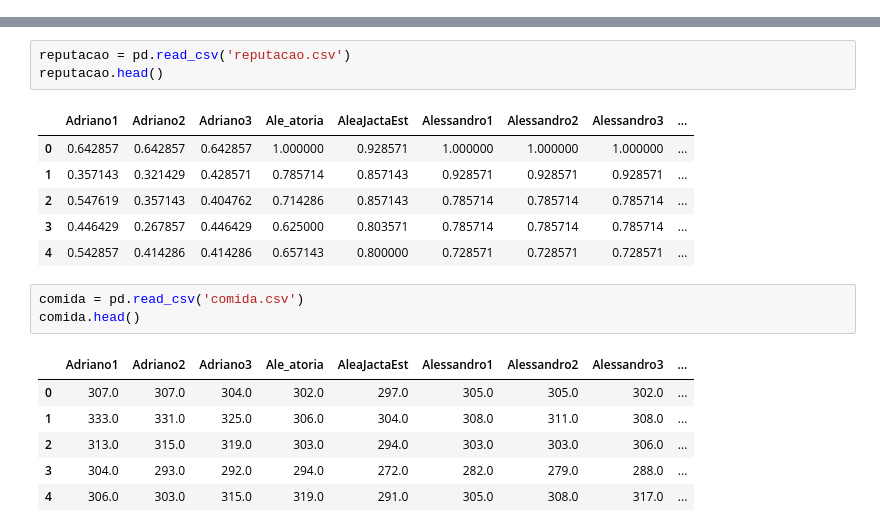
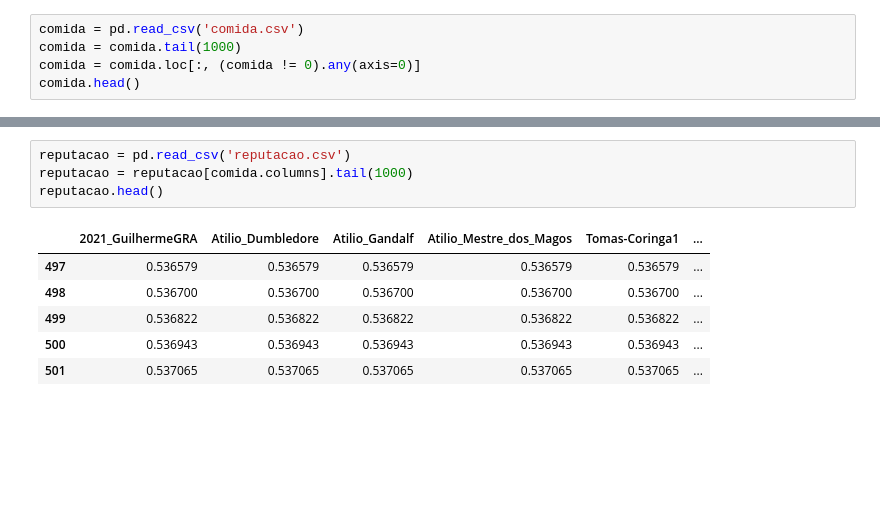
Before and after one commit to rsouza/jogos_vorazes, a Jupyter notebook: Simulador.ipynb, the cells around one changed output, grey strips where cells are left out. Drawn from its saved outputs; the diff is of its cells as text; blank space fills up the shorter version.

```diff
--- a/Simulador.ipynb
+++ b/Simulador.ipynb
@@ -319,0 +283,5 @@ memory usage: 15.8 KB
+# %%
+comida = pd.read_csv('comida.csv')
+comida = comida.tail(1000)
+comida = comida.loc[:, (comida != 0).any(axis=0)]
+comida.head()
@@ -320,23 +295,14 @@ memory usage: 15.8 KB
 # %%
 reputacao = pd.read_csv('reputacao.csv')
+reputacao = reputacao[comida.columns].tail(1000)
 reputacao.head()
 # %% [output]
-|  | Adriano1 | Adriano2 | Adriano3 | Ale_atoria | AleaJactaEst | Alessandro1 | Alessandro2 | Alessandro3 | ... |
-| 0 | 0.642857 | 0.642857 | 0.642857 | 1.000000 | 0.928571 | 1.000000 | 1.000000 | 1.000000 | ... |
-| 1 | 0.357143 | 0.321429 | 0.428571 | 0.785714 | 0.857143 | 0.928571 | 0.928571 | 0.928571 | ... |
-| 2 | 0.547619 | 0.357143 | 0.404762 | 0.714286 | 0.857143 | 0.785714 | 0.785714 | 0.785714 | ... |
-| 3 | 0.446429 | 0.267857 | 0.446429 | 0.625000 | 0.803571 | 0.785714 | 0.785714 | 0.785714 | ... |
-| 4 | 0.542857 | 0.414286 | 0.414286 | 0.657143 | 0.800000 | 0.728571 | 0.728571 | 0.728571 | ... |
+|  | 2021_GuilhermeGRA | Atilio_Dumbledore | Atilio_Gandalf | Atilio_Mestre_dos_Magos | Tomas-Coringa1 | ... |
+| 497 | 0.536579 | 0.536579 | 0.536579 | 0.536579 | 0.536579 | ... |
+| 498 | 0.536700 | 0.536700 | 0.536700 | 0.536700 | 0.536700 | ... |
+| 499 | 0.536822 | 0.536822 | 0.536822 | 0.536822 | 0.536822 | ... |
+| 500 | 0.536943 | 0.536943 | 0.536943 | 0.536943 | 0.536943 | ... |
+| 501 | 0.537065 | 0.537065 | 0.537065 | 0.537065 | 0.537065 | ... |
-# %%
-comida = pd.read_csv('comida.csv')
-comida.head()
-# %% [output]
-|  | Adriano1 | Adriano2 | Adriano3 | Ale_atoria | AleaJactaEst | Alessandro1 | Alessandro2 | Alessandro3 | ... |
-| 0 | 307.0 | 307.0 | 304.0 | 302.0 | 297.0 | 305.0 | 305.0 | 302.0 | ... |
-| 1 | 333.0 | 331.0 | 325.0 | 306.0 | 304.0 | 308.0 | 311.0 | 308.0 | ... |
-| 2 | 313.0 | 315.0 | 319.0 | 303.0 | 294.0 | 303.0 | 303.0 | 306.0 | ... |
-| 3 | 304.0 | 293.0 | 292.0 | 294.0 | 272.0 | 282.0 | 279.0 | 288.0 | ... |
-| 4 | 306.0 | 303.0 | 315.0 | 319.0 | 291.0 | 305.0 | 308.0 | 317.0 | ... |
 # %%
 f, ax = plt.subplots(2,1, figsize=(16,16))
 reputacao.plot(ax=ax[0])
```
Also changed, not shown: parts of 18 cells of this notebook, 24 other files.
